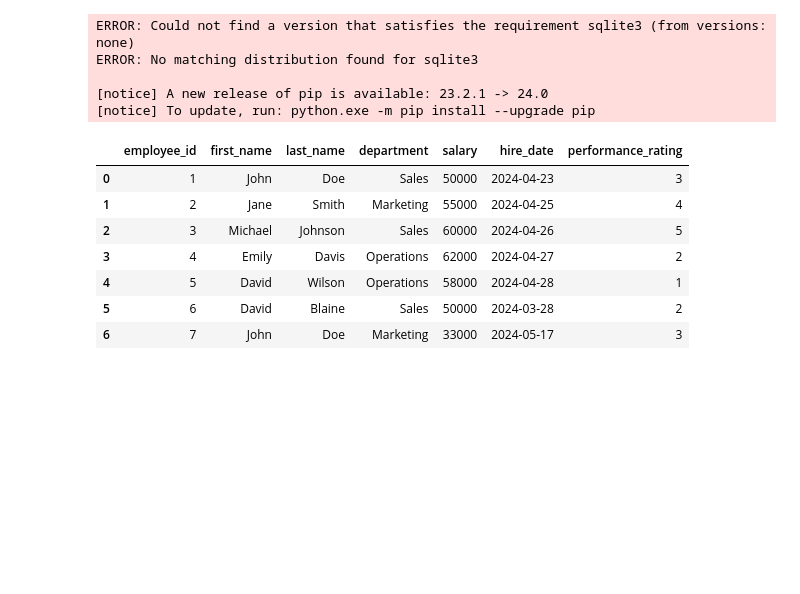
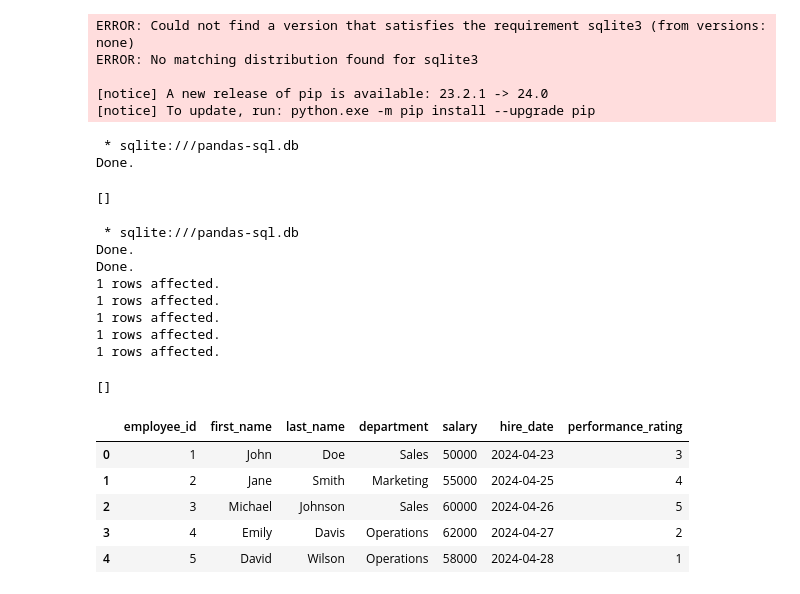
Before and after one commit to Lettush/DPH01, a Jupyter notebook: [5] Pandas/pandas_sqlite.ipynb, the cells around one changed output. Cells and saved outputs as stored; diff of their text form; code cells hidden in the pictures; blank space fills up the shorter version.

Commit message:
fixed data vis and pandas sqlite

```diff
--- a/[5] Pandas/pandas_sqlite.ipynb
+++ b/[5] Pandas/pandas_sqlite.ipynb
@@ -8,27 +14,70 @@ ERROR: No matching distribution found for sqlite3
 
 [notice] A new release of pip is available: 23.2.1 -> 24.0
 [notice] To update, run: python.exe -m pip install --upgrade pip
+# %%
+%%sql
+CREATE TABLE IF NOT EXISTS employees (
+    employee_id INT PRIMARY KEY AUTOINCREMENT,
+    first_name VARCHAR(50) NOT NULL,
+    last_name VARCHAR(50) NOT NULL,
+    department VARCHAR(50),
+    salary DECIMAL(10, 2) NOT NULL
+);
+# %% [output]
+ * sqlite:///pandas-sql.db
+Done.
+[]
+# %%
+%%sql
+ALTER TABLE employees
+ADD hire_date DATE;
+
+ALTER TABLE employees
+ADD performance_rating INT;
+
+INSERT INTO employees (employee_id, first_name, last_name, department, salary, hire_date, performance_rating)
+VALUES (1, 'John', 'Doe', 'Sales', 50000.00, '2024-04-23', 3);
+
+INSERT INTO employees (employee_id, first_name, last_name, department, salary, hire_date, performance_rating)
+VALUES (2, 'Jane', 'Smith', 'Marketing', 55000.00, '2024-04-25', 4);
+
+INSERT INTO employees (employee_id, first_name, last_name, department, salary, hire_date, performance_rating)
+VALUES (3, 'Michael', 'Johnson', 'Sales', 60000.00, '2024-04-26', 5);
+
+INSERT INTO employees (employee_id, first_name, last_name, department, salary, hire_date, performance_rating)
+VALUES (4, 'Emily', 'Davis', 'Operations', 62000.00, '2024-04-27', 2);
+
+INSERT INTO employees (employee_id, first_name, last_name, department, salary, hire_date, performance_rating)
+VALUES (5, 'David', 'Wilson', 'Operations', 58000.00, '2024-04-28', 1);
+# %% [output]
+ * sqlite:///pandas-sql.db
+Done.
+Done.
+1 rows affected.
+1 rows affected.
+1 rows affected.
+1 rows affected.
+1 rows affected.
+[]
 # %%
 import sqlite3
 import pandas as pd
 
 # Create your connection.
-conn = sqlite3.connect('../[4] SQL Methods/sql-methods.db')
+conn = sqlite3.connect('pandas-sql.db')
 df = pd.read_sql_query("SELECT * FROM employees", conn)
 
 # Insert Pandas code here
 
 # Save Changes and close the connections
 conn.commit()
 conn.close()
 
 df
 # %% [output]
 |  | employee_id | first_name | last_name | department | salary | hire_date | performance_rating |
 | 0 | 1 | John | Doe | Sales | 50000 | 2024-04-23 | 3 |
 | 1 | 2 | Jane | Smith | Marketing | 55000 | 2024-04-25 | 4 |
 | 2 | 3 | Michael | Johnson | Sales | 60000 | 2024-04-26 | 5 |
 | 3 | 4 | Emily | Davis | Operations | 62000 | 2024-04-27 | 2 |
 | 4 | 5 | David | Wilson | Operations | 58000 | 2024-04-28 | 1 |
-| 5 | 6 | David | Blaine | Sales | 50000 | 2024-03-28 | 2 |
-| 6 | 7 | John | Doe | Marketing | 33000 | 2024-05-17 | 3 |
```
Also changed, not shown: parts of 2 cells of this notebook, 3 other files.
